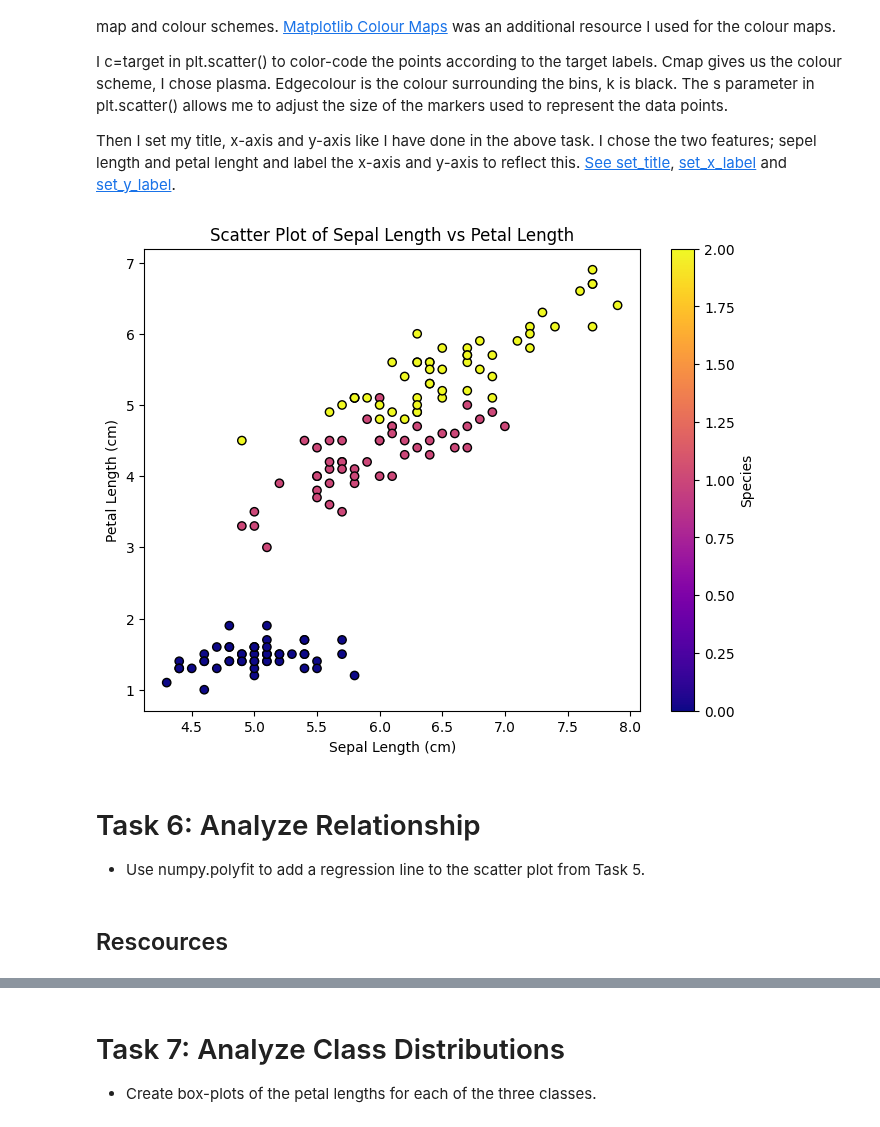
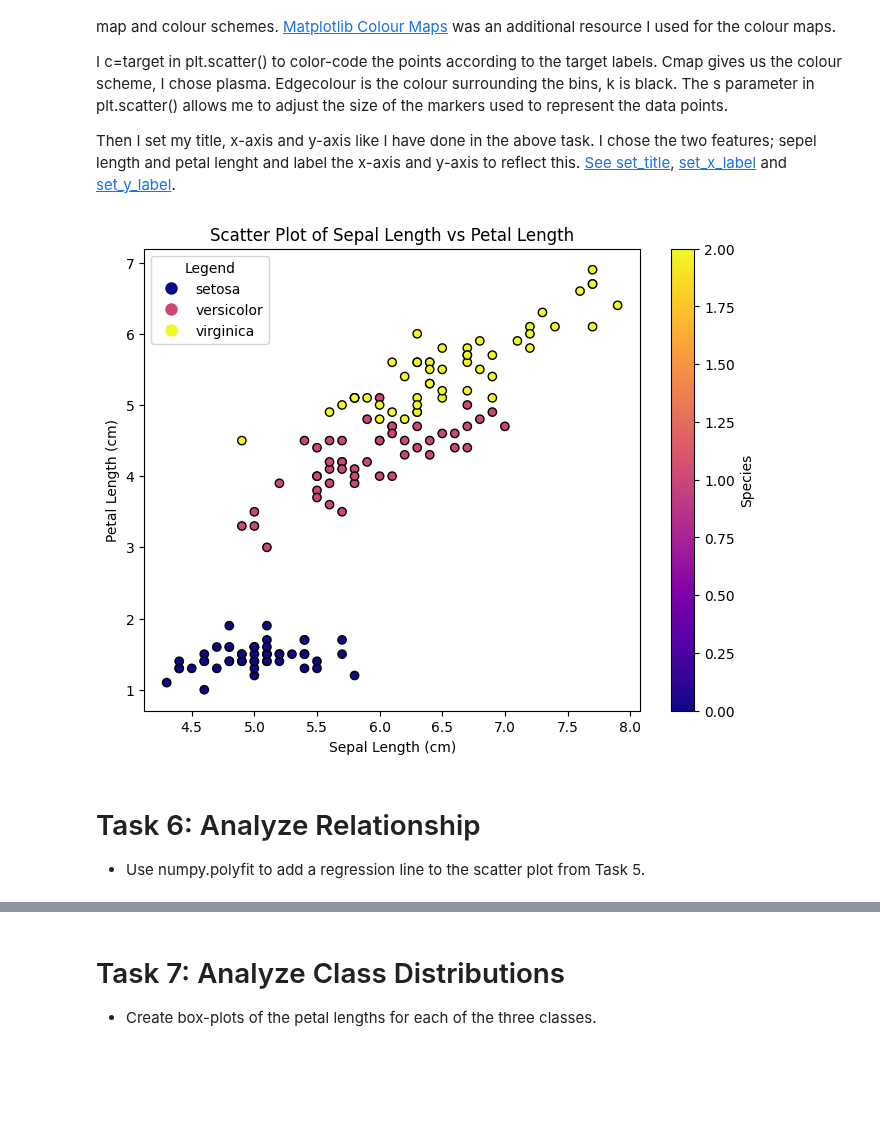
Before and after one commit to LDonn32/principles_of_data_analytics, a Jupyter notebook: tasks.ipynb, the cells around one changed output, grey strips where cells are left out. Cells and saved outputs as stored; diff of their text form; code cells hidden in the pictures; blank space fills up the shorter version.

```diff
--- a/tasks.ipynb
+++ b/tasks.ipynb
@@ -348,38 +362,68 @@ plt.figure(figsize=(8, 6))
 # Generate a scatter plot using two chosen features; sepal length and petal length.
 # Add color-coding based on the target classes.
 # See: https://matplotlib.org/stable/api/_as_gen/matplotlib.pyplot.scatter.html
 # See: https://www.w3schools.com/python/matplotlib_scatter.asp
 
-plt.scatter(df['sepal length (cm)'], df['petal length (cm)'], c=target_classes, cmap='plasma', edgecolor='black')
+plt.scatter(df['sepal length (cm)'], df['petal length (cm)'], c=target_classes, cmap='plasma', edgecolor='black', )
+
+# Custom legend using Line2D.
+# Colourmap will set the colours of the data in the legend. It is set to plasma to match the scatter plot.
+# 3 is the number of colour for the legend, to match the amount of species in the dataset.
+# See: https://matplotlib.org/stable/api/_as_gen/matplotlib.lines.Line2D.html
+
+colourmap = cm.get_cmap('plasma', 3)
+
+
+# Create custom legend elements to label the species and colour code it.
+# Each Line2D object represents one item in the legend.
+# Marker='o' means it shows a circular dot which will match the scatter plot).
+# Markerfacecolor sets the color of the dot using the colormap for each species.
+# See: https://matplotlib.org/stable/api/_as_gen/matplotlib.lines.Line2D.html
+# See https://matplotlib.org/stable/api/_as_gen/matplotlib.lines.Line2D.html#matplotlib.lines.Line2D.set_markeredgecolor
+
+
+legend_elements = [
+    Line2D([0], [0], marker='o', color='w',
+           label=data.target_names[0],
+           markerfacecolor=colourmap(0 / 2), markersize=10),
+    Line2D([0], [0], marker='o', color='w',
+           label=data.target_names[1],
+           markerfacecolor=colourmap(1 / 2), markersize=10),
+    Line2D([0], [0], marker='o', color='w',
+           label=data.target_names[2],
+           markerfacecolor=colourmap(2 / 2), markersize=10),
+]
+
+# Add the legend to the plot.
+# See: https://matplotlib.org/stable/api/_as_gen/matplotlib.pyplot.legend.html
+plt.legend(handles=legend_elements, title="Legend")
 
 # Set the title.
 # See: https://matplotlib.org/stable/api/_as_gen/matplotlib.axes.Axes.set_title.html
 
 plt.title("Scatter Plot of Sepal Length vs Petal Length")
 
 # Set the x-axis.
 # See: https://matplotlib.org/stable/api/_as_gen/matplotlib.axes.Axes.set_xlabel.html
 
 plt.xlabel("Sepal Length (cm)")
 
 # Set the y-axis.
 # See: https://matplotlib.org/stable/api/_as_gen/matplotlib.axes.Axes.set_ylabel.html
 
 plt.ylabel("Petal Length (cm)")
 
-# Add a color bar to indicate the species.
+# Add a color bar to indicate the Iris Species.
 # See: https://matplotlib.org/stable/api/_as_gen/matplotlib.pyplot.colorbar.html
 
 plt.colorbar(label='Species')
 
 # Show the plot.
 # See: https://matplotlib.org/stable/api/_as_gen/matplotlib.pyplot.show.html
 
 plt.show()
 # %% [output]
-[figure, old version]
+[figure, new version]
 # %% [markdown]
 # Task 6: Analyze Relationship
 - Use numpy.polyfit to add a regression line to the scatter plot from Task 5.
-# %% [markdown]
-## Rescources
```
Also changed, not shown: parts of 18 cells of this notebook.
